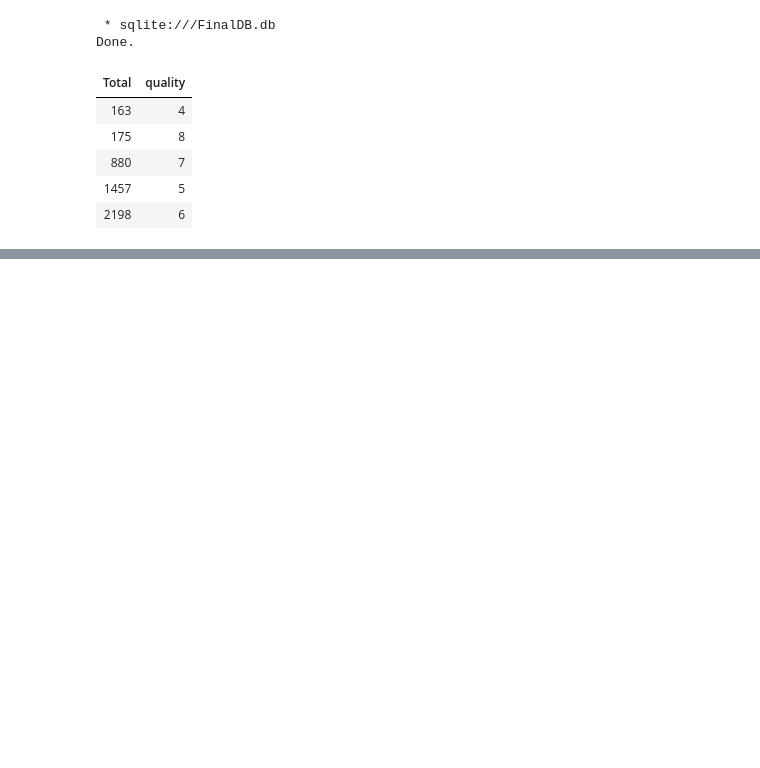
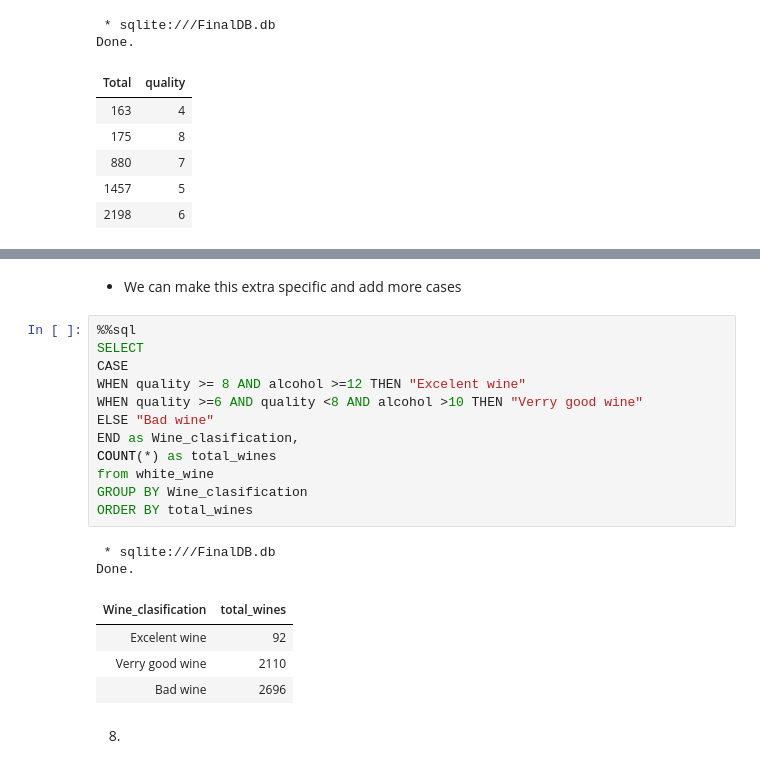
Before and after one commit to CalinP1/SQL_sandbox, a Jupyter notebook: project.ipynb, the cells around one changed output, grey strips where cells are left out. Cells and saved outputs as stored; diff of their text form; blank space fills up the shorter version.

Commit message:
Case/when/else/end for clasification

```diff
--- a/project.ipynb
+++ b/project.ipynb
@@ -209,0 +245,23 @@ Done.
+# %% [markdown]
+- We can make this extra specific and add more cases
+# %%
+%%sql
+SELECT
+CASE
+WHEN quality >= 8 AND alcohol >=12 THEN "Excelent wine"
+WHEN quality >=6 AND quality <8 AND alcohol >10 THEN "Verry good wine"
+ELSE "Bad wine"
+END as Wine_clasification,
+COUNT(*) as total_wines
+from white_wine
+GROUP BY Wine_clasification
+ORDER BY total_wines
+# %% [output]
+ * sqlite:///FinalDB.db
+Done.
+| Wine_clasification | total_wines |
+| Excelent wine | 92 |
+| Verry good wine | 2110 |
+| Bad wine | 2696 |
+# %% [markdown]
+8)
```
Also changed, not shown: parts of 4 cells of this notebook.
